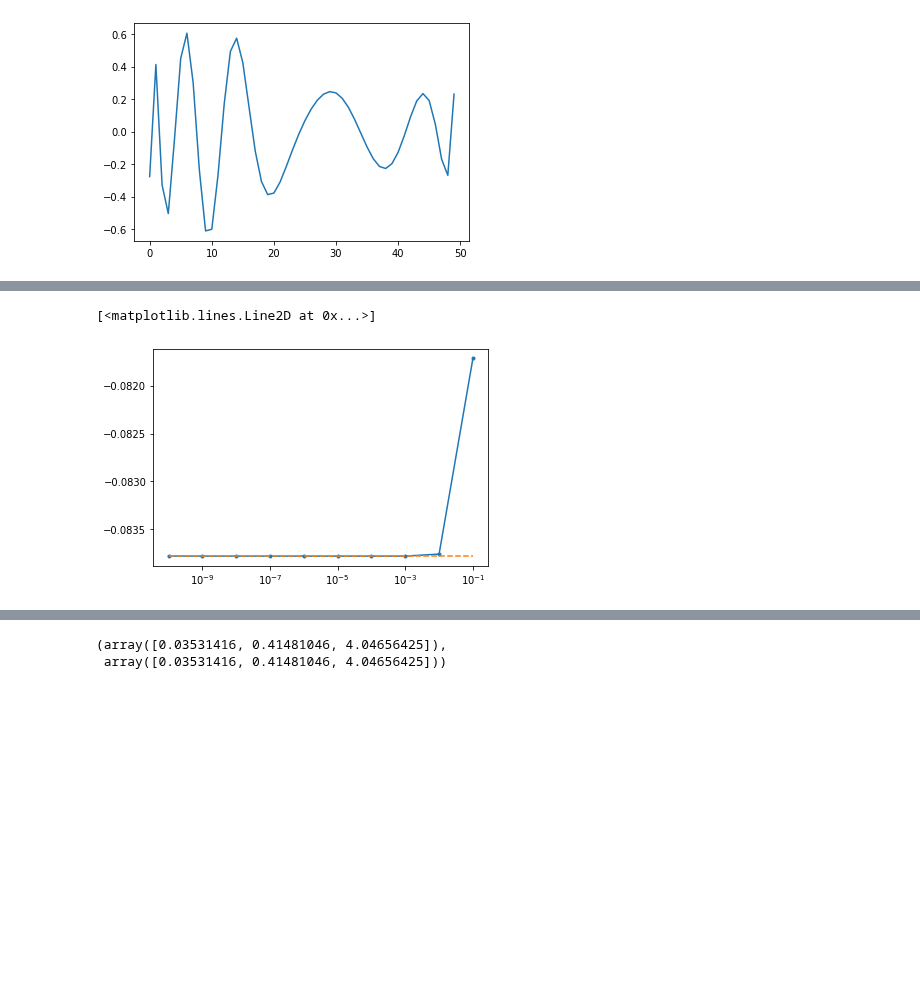
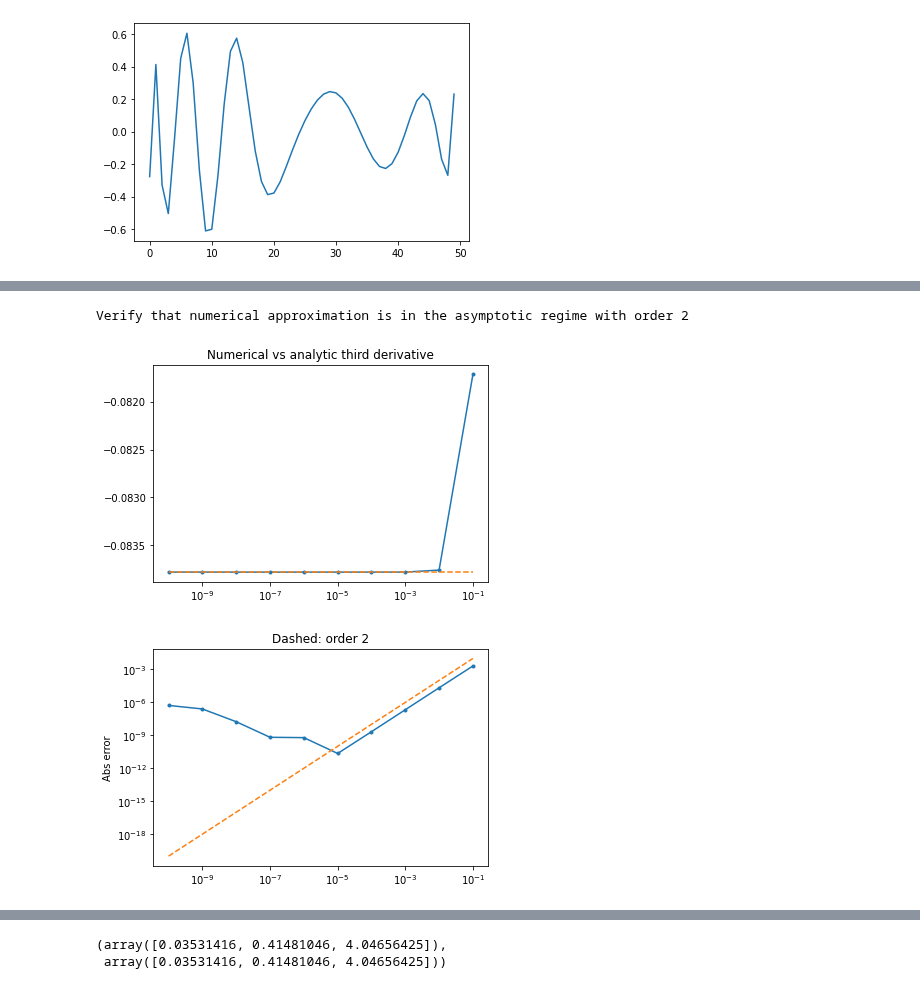
Before and after one commit to fredriclam/iapws95_light, a Jupyter notebook: water_tester.ipynb, the cells around one changed output, grey strips where cells are left out. Drawn from its saved outputs; the diff is of its cells as text; code cells hidden in the pictures; blank space fills up the shorter version.

```diff
--- a/water_tester.ipynb
+++ b/water_tester.ipynb
@@ -548,9 +548,20 @@ Text(0, 0.5, 't')
 # %%
 ''' Point check of num diff convergence '''
 check_val = direct(1.5, 1.01)
 _e_vec = np.logspace(-10,-1,10)
+plt.figure()
 plt.semilogx(_e_vec, [approx_eps(1.5, 1.01, e) for e in _e_vec], '.-')
 plt.semilogx(_e_vec, check_val*np.ones_like(_e_vec), '--')
+plt.title("Numerical vs analytic third derivative")
+
+plt.figure()
+plt.loglog(_e_vec, np.abs(check_val*np.ones_like(_e_vec)
+  - [approx_eps(1.5, 1.01, e) for e in _e_vec]), '.-')
+plt.loglog(_e_vec, _e_vec**2, '--')
+plt.title("Dashed: order 2")
+plt.ylabel("Abs error")
+print("Verify that numerical approximation is in the asymptotic regime with order 2")
 # %% [output]
-[<matplotlib.lines.Line2D at 0x...>]
+Verify that numerical approximation is in the asymptotic regime with order 2
-[figure, old version]
+[figure, new version]
+[figure, added]
```
Also changed, not shown: parts of 9 cells of this notebook, 1 other file.
